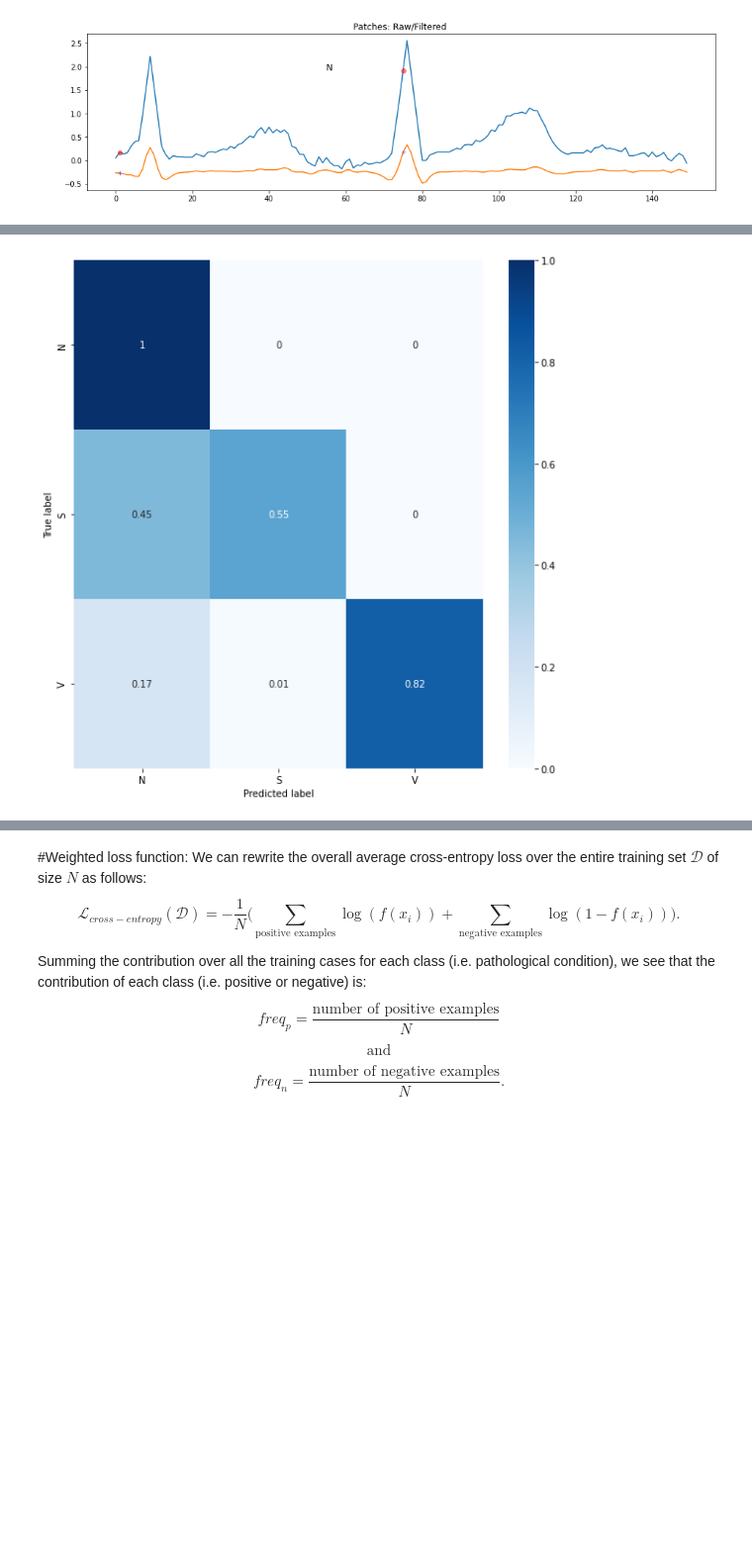
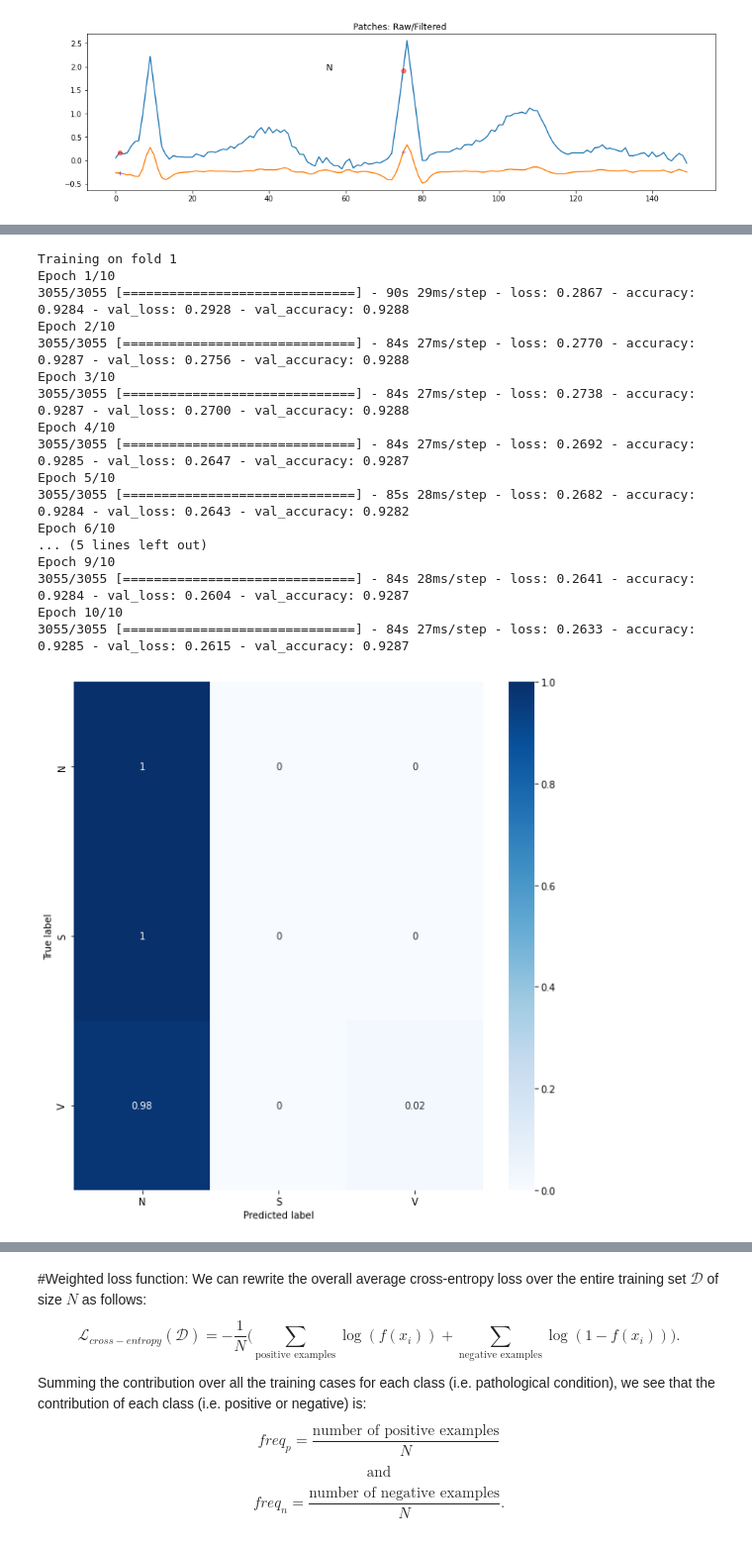
Before and after one commit to simonetome/Heartbeat-NSV-classification, a Jupyter notebook: FFNNExperiments.ipynb, the cells around one changed output, grey strips where cells are left out. Shown at 99% size. Cells and saved outputs as stored; diff of their text form; code cells hidden in the pictures; blank space fills up the shorter version.

```diff
--- a/FFNNExperiments.ipynb
+++ b/FFNNExperiments.ipynb
@@ -638,7 +643,7 @@ patch_length = 150 #desired patch lenght
 patch_list = list() #contains the patches indexed by the signals NB to make it work, uncomment the ecg_patches declaration inside first loop
 ecg_patches = list() #contains the patches without references with the signal (i.e. all the patches are together)
 peaks_labels = list() #contains the original labels for each peak, in the same order of ecg_patches. Needed to use scikit KFold
-binary_peaks_labels = list() #contains the one_hot encoded labels, in the same order of ecg_patches. They'll be used as target
+one_hot_peaks_labels = list() #contains the one_hot encoded labels, in the same order of ecg_patches. They'll be used as target
 
 #Iterate through the ECG signals
 for i, signal in enumerate(signals_filt):
@@ -649,7 +654,7 @@ for i, signal in enumerate(signals_filt):
   for j, peak in enumerate(rpeaks[i]):
     patch = create_signal_patch(i,j,patch_length, signals = signals_filt)
     ecg_patches.append(patch)
-    binary_peaks_labels.append(one_hot_lables[i] [j])
+    one_hot_peaks_labels.append(one_hot_lables[i] [j])
     peaks_labels.append(labels[i][j])
 
   patch_list.append(ecg_patches)
@@ -672,0 +680,17 @@ plot_comparison(raw_patch, filtered_patch, 0, patch_length, peaks=patch_peaks,
+# %%
+def plot_confusion_matrix(y_true, y_pred):
+  """
+    :param ndarray y_true: contains the ground truth labels in the shape (n_samples,)
+    :param ndarray y_pred: contains the predicted labels in the shape (n_samples,)
+  """
+  con_mat = tf.math.confusion_matrix(labels=y_val_classes, predictions=y_pred).numpy()
+  con_mat_norm = np.around(con_mat.astype('float') / con_mat.sum(axis=1)[:, np.newaxis], decimals=2)
+  con_mat_df = pd.DataFrame(con_mat_norm,
+                  index = classes,
+                  columns = classes)
+  figure = plt.figure(figsize=(8, 8))
+  sns.heatmap(con_mat_df, annot=True,cmap=plt.cm.Blues)
+  plt.tight_layout()
+  plt.ylabel('True label')
+  plt.xlabel('Predicted label')
+  plt.show()
@@ -673,7 +808,7 @@ plot_comparison(raw_patch, filtered_patch, 0, patch_length, peaks=patch_peaks,
 # %%
 #Build a simple feed forward NN
 
-def build_ffnn(input_shape, out_classes):
+def build_ffnn(input_shape, out_classes, custom_loss=None):
 
     # Build the neural network layer by layer
     input_layer = tf.keras.layers.Input(shape=input_shape, name='Input')
@@ -686,7 +821,11 @@ def build_ffnn(input_shape, out_classes):
     model = Model(inputs=input_layer, outputs=output_layer, name='FFNN')
 
     # Compile the model
-    loss = 'binary_crossentropy'
+    if custom_loss is None:
+      loss = 'categorical_crossentropy'
+    else:
+      loss = custom_loss
+
     learning_rate = 0.02
     optimizer = keras.optimizers.Adam(learning_rate)
     model.compile(loss=loss, optimizer=optimizer, metrics = 'accuracy')
@@ -816,47 +835,53 @@ Training on fold 1
-# %%
-#y_pred=np.argmax(y_pred,axis=1)
-y_val_classes=np.argmax(y_val, axis=1)
-
-
-con_mat = tf.math.confusion_matrix(labels=y_val_classes, predictions=y_pred).numpy()
-con_mat_norm = np.around(con_mat.astype('float') / con_mat.sum(axis=1)[:, np.newaxis], decimals=2)
-con_mat_df = pd.DataFrame(con_mat_norm,
-                index = classes,
-                columns = classes)
-figure = plt.figure(figsize=(8, 8))
-sns.heatmap(con_mat_df, annot=True,cmap=plt.cm.Blues)
-plt.tight_layout()
-plt.ylabel('True label')
-plt.xlabel('Predicted label')
-plt.show()
-# %% [output]
-[figure, removed]
 # %%
+#Simple Feed Forward NN to test baseline performances
 ecg_patches_np = np.array(ecg_patches)
 peaks_labels_np = np.array(peaks_labels)
-binary_peaks_labels_np = np.array(binary_peaks_labels)
+one_hot_peaks_labels_np = np.array(one_hot_peaks_labels)
 # Instantiate the cross validator
 skf = StratifiedKFold(n_splits=5, shuffle=True)
 # Loop through the indices the split() method returns
 for index, (train_indices, val_indices) in enumerate(skf.split(ecg_patches, peaks_labels)):
     print("Training on fold " + str(index+1))
     # Generate batches from indices
     x_train, x_val = ecg_patches_np[train_indices], ecg_patches_np[val_indices]
-    y_train, y_val = binary_peaks_labels_np[train_indices], binary_peaks_labels_np[val_indices]
+    y_train, y_val = one_hot_peaks_labels_np[train_indices], one_hot_peaks_labels_np[val_indices]
 
     FFN = build_ffnn(x_train.shape[1:], 3)
     history = FFN.fit(
     x = x_train,
     y = y_train,
     validation_data=(x_val, y_val),
     batch_size = 64,
     epochs = 10
     ).history
 
 
+    y_pred= FFN.predict(x_val)
+    y_pred=np.argmax(y_pred,axis=1)
+    y_val_classes=np.argmax(y_val, axis=1)
 
+    plot_confusion_matrix(y_val_classes, y_pred)
 
 
     #It's a test, just one iteration performed of k-fold
     #Otherwise we must keep each trained model and then perfomr ensambling
     break
+# %% [output]
+Training on fold 1
+Epoch 1/10
+3055/3055 [==============================] - 90s 29ms/step - loss: 0.2867 - accuracy: 0.9284 - val_loss: 0.2928 - val_accuracy: 0.9288
+Epoch 2/10
+3055/3055 [==============================] - 84s 27ms/step - loss: 0.2770 - accuracy: 0.9287 - val_loss: 0.2756 - val_accuracy: 0.9288
+Epoch 3/10
+3055/3055 [==============================] - 84s 27ms/step - loss: 0.2738 - accuracy: 0.9287 - val_loss: 0.2700 - val_accuracy: 0.9288
+Epoch 4/10
+3055/3055 [==============================] - 84s 27ms/step - loss: 0.2692 - accuracy: 0.9285 - val_loss: 0.2647 - val_accuracy: 0.9287
+Epoch 5/10
+3055/3055 [==============================] - 85s 28ms/step - loss: 0.2682 - accuracy: 0.9284 - val_loss: 0.2643 - val_accuracy: 0.9282
+Epoch 6/10
+... (5 lines left out)
+Epoch 9/10
+3055/3055 [==============================] - 84s 28ms/step - loss: 0.2641 - accuracy: 0.9284 - val_loss: 0.2604 - val_accuracy: 0.9287
+Epoch 10/10
+3055/3055 [==============================] - 84s 27ms/step - loss: 0.2633 - accuracy: 0.9285 - val_loss: 0.2615 - val_accuracy: 0.9287
+[figure, added]
```
Also changed, not shown: parts of 18 cells of this notebook.
